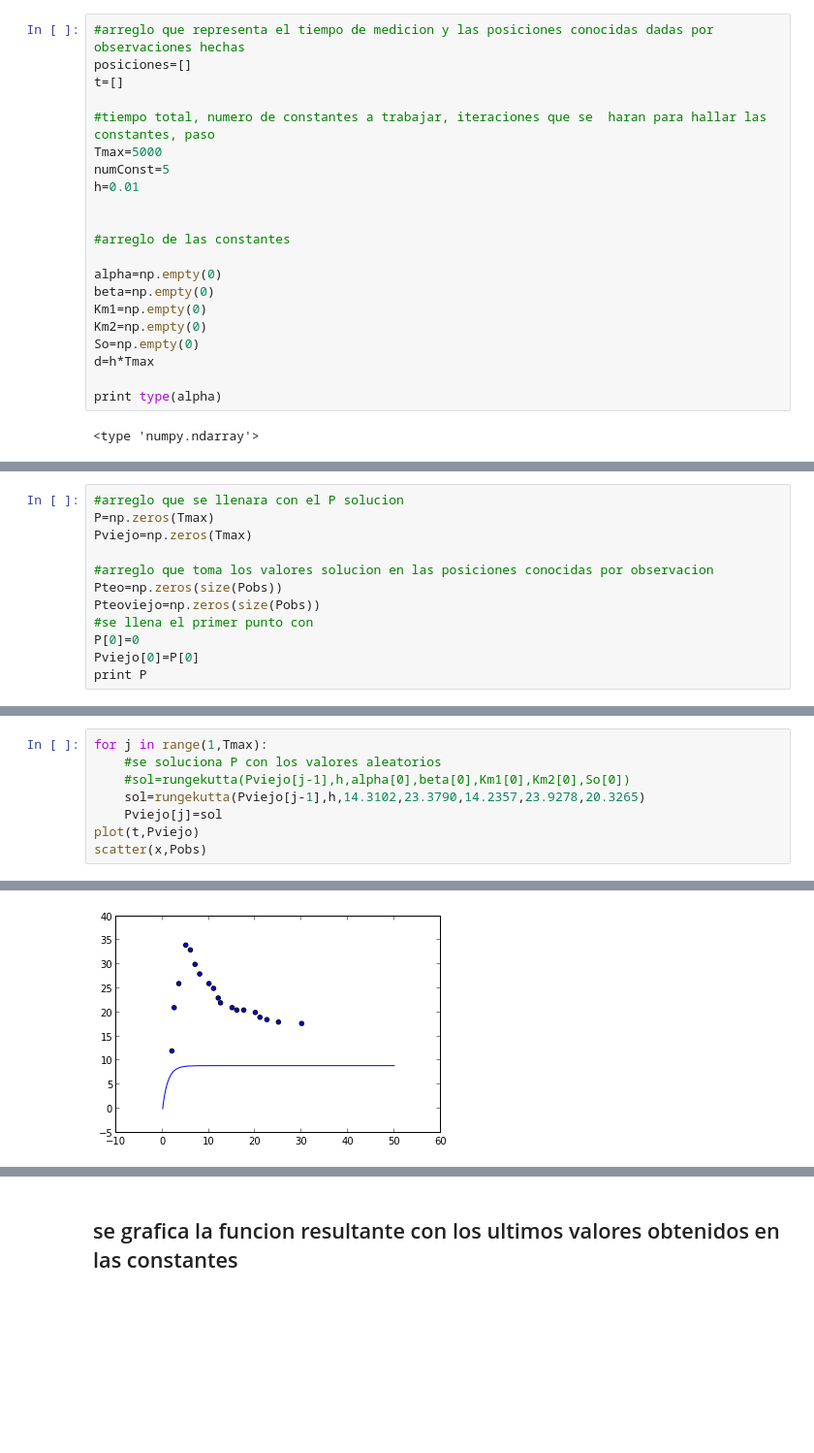
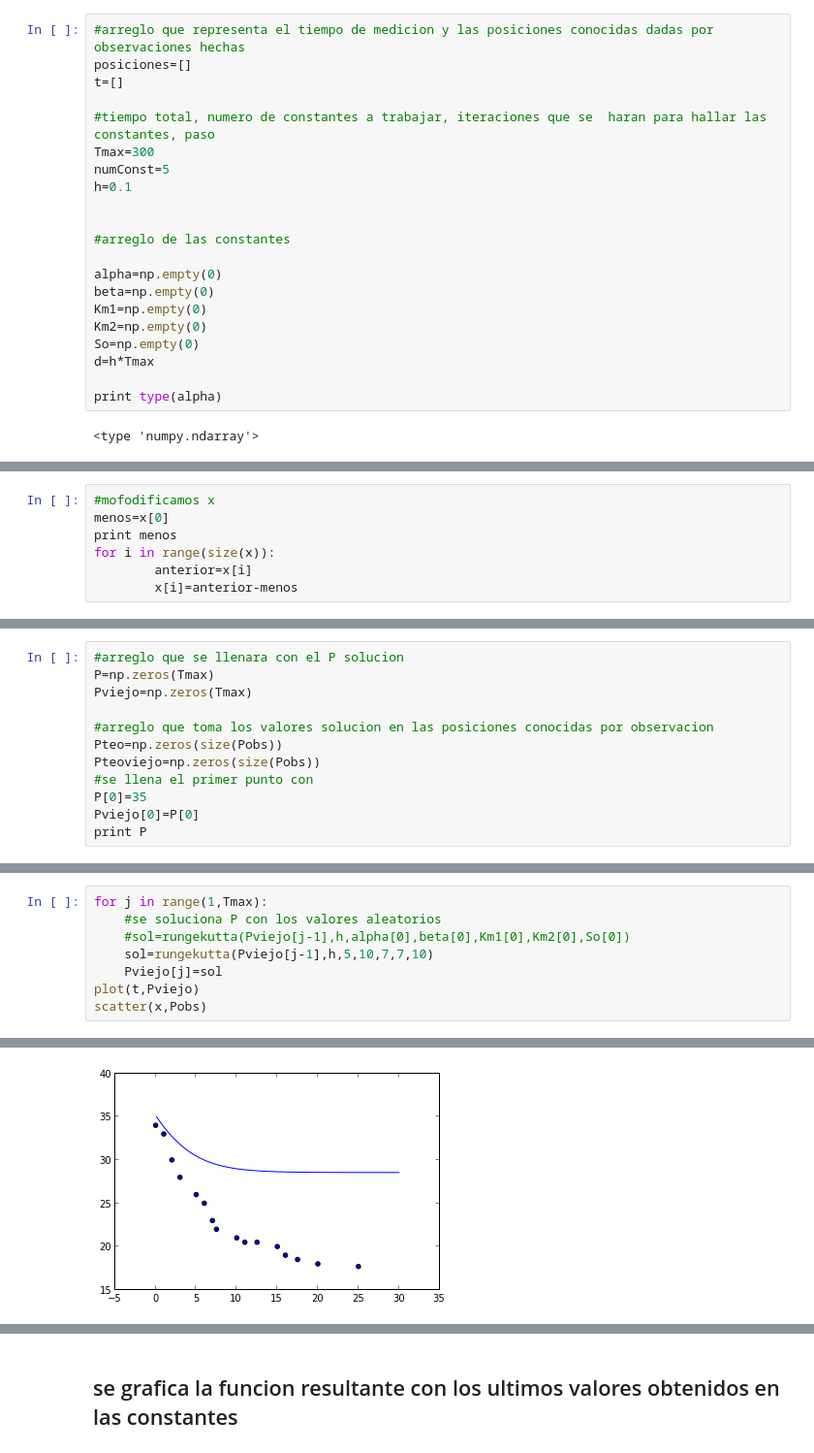
Before and after one commit to daniel-lozano/tarea8, a Jupyter notebook: ctes.ipynb, the cells around one changed output, grey strips where cells are left out. Shown at 97% size. Drawn from its saved outputs; the diff is of its cells as text; blank space fills up the shorter version.

```diff
--- a/ctes.ipynb
+++ b/ctes.ipynb
@@ -60,9 +60,9 @@ posiciones=[]
 t=[]
 
 #tiempo total, numero de constantes a trabajar, iteraciones que se  haran para hallar las constantes, paso
-Tmax=5000
+Tmax=300
 numConst=5
-h=0.01
+h=0.1
 
 
 #arreglo de las constantes
@@ -97,0 +98,7 @@ print size(x),"\n",size(Pobs),"\n",Pobs
+# %%
+#mofodificamos x
+menos=x[0]
+print menos
+for i in range(size(x)):
+        anterior=x[i]
+        x[i]=anterior-menos
@@ -131,7 +143,7 @@ Pviejo=np.zeros(Tmax)
 Pteo=np.zeros(size(Pobs))
 Pteoviejo=np.zeros(size(Pobs))
 #se llena el primer punto con
-P[0]=0
+P[0]=35
 Pviejo[0]=P[0]
 print P
 # %% [output]
@@ -139,12 +170,12 @@ print P
 # %%
 for j in range(1,Tmax):
     #se soluciona P con los valores aleatorios
     #sol=rungekutta(Pviejo[j-1],h,alpha[0],beta[0],Km1[0],Km2[0],So[0])
-    sol=rungekutta(Pviejo[j-1],h,14.3102,23.3790,14.2357,23.9278,20.3265)
+    sol=rungekutta(Pviejo[j-1],h,5,10,7,7,10)
     Pviejo[j]=sol
 plot(t,Pviejo)
 scatter(x,Pobs)
 # %% [output]
 <matplotlib.collections.PathCollection at 0x...>
-[figure, old version]
+[figure, new version]
 # %%
```
Also changed, not shown: parts of 26 cells of this notebook, 6 other files.
